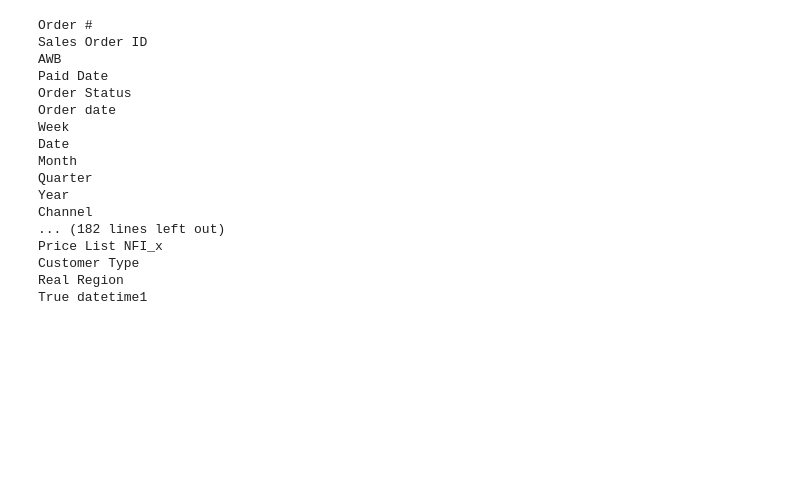
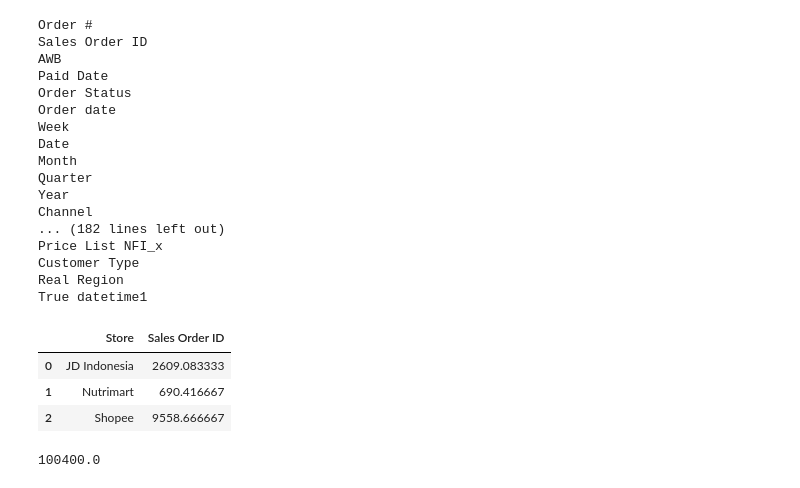
Before and after one commit to nutrimartid/masterdata, a Jupyter notebook: Update 7- Clean.ipynb, the cells around one changed output. Drawn from its saved outputs; the diff is of its cells as text; code cells hidden in the pictures; blank space fills up the shorter version.

```diff
--- a/Update 7- Clean.ipynb
+++ b/Update 7- Clean.ipynb
@@ -10899,7 +10949,7 @@ import os
 import glob
 
 data_all = data_all[data_all['Store Type'] != 'Retail Online']
-data_nubi = pd.read_csv(r"C:\Users\steven.nathanael\Downloads\Main_Sheet_(timo)_(2)_Full_Data_data (10).csv")
+data_nubi = pd.read_csv(r"C:\Users\steven.nathanael\Downloads\Main_Sheet_(timo)_(2)_Full_Data_data (13).csv")
 
 data_nubi.loc[data_nubi['Customer SO Desc']=='INDOPASIFIK FARMA MEDIKA INDONESIA, PT',['Customer SO Group Area','Customer SO Parent Desc']]='ECOM RETAIL - INDOPASIFIK FARMA MEDIKA INDONESIA'
 
@@ -13029,0 +13238,19 @@ True datetime1
+# %%
+coret = data_all[(data_all['Store'].isin(['Shopee','Nutrimart','JD Indonesia']))&
+                 (data_all['Order Status'].isin(osf['order filter']))&
+                 (data_all['Brand'].isin(['HiLo','TS','NS','WDANK','L-Men']))&
+                 (data_all['Year'] == 2022)]
+coret['Sales Order ID'].fillna(coret['Order #'], inplace = True)
+coret1 = coret.groupby(['Month','Store','Sales Order ID']).agg({'Total Net Before PPN' : 'sum'}).reset_index()
+coret2 = coret1[coret1['Total Net Before PPN'] > 100000].groupby(['Store','Month']).agg({'Sales Order ID' : 'nunique'}).reset_index()
+coret3 = coret2.groupby('Store').agg({'Sales Order ID' : 'mean'}).reset_index()
+coret3
+# %% [output]
+|  | Store | Sales Order ID |
+| 0 | JD Indonesia | 2609.083333 |
+| 1 | Nutrimart | 690.416667 |
+| 2 | Shopee | 9558.666667 |
+# %%
+coret2['Total Net Before PPN'].min()
+# %% [output]
+100400.0
```
Also changed, not shown: parts of 29 cells of this notebook, 2 other files.
